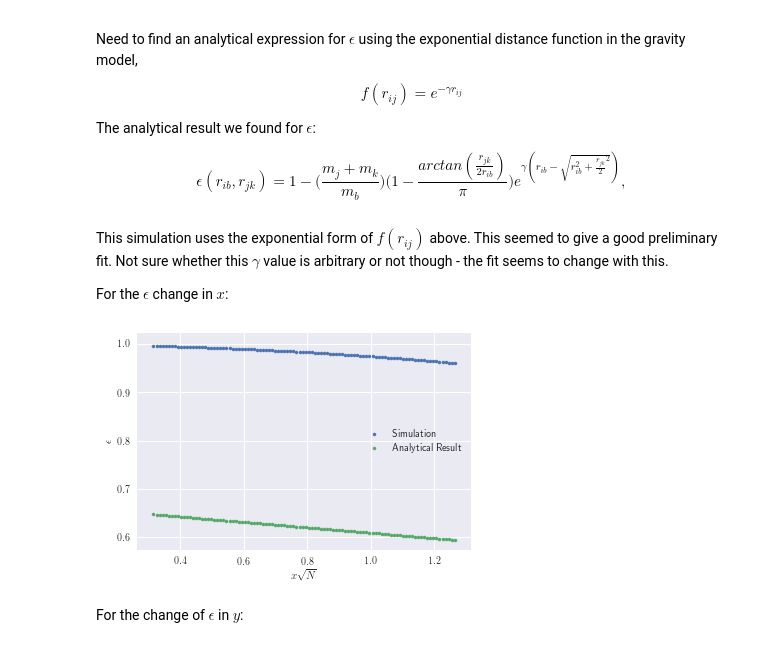
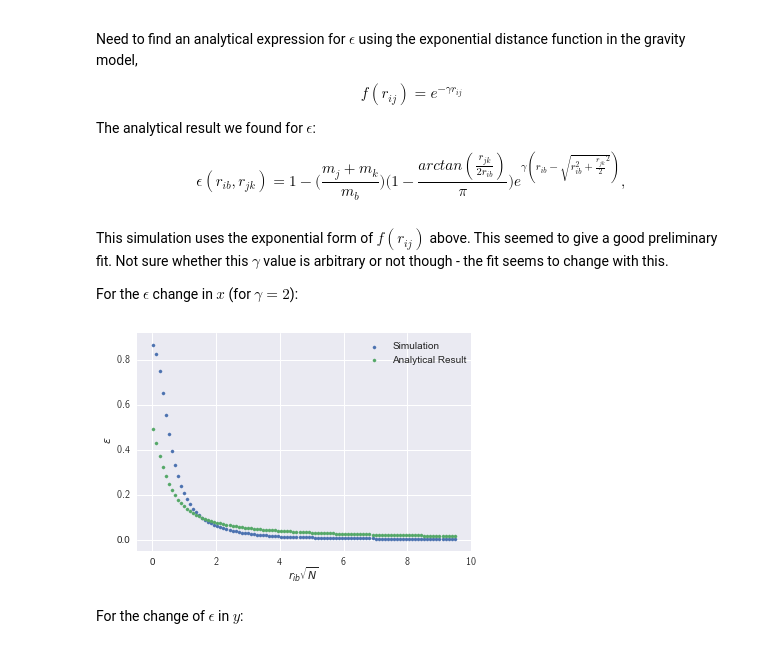
Before and after one commit to jbremz/human_mob, a Jupyter notebook: Notebooks/JB Log.ipynb, the cells around one changed output. Saved outputs shown, nothing was run; the diff lists cells and outputs as text; code cells hidden in the pictures.

```diff
--- a/Notebooks/JB Log.ipynb
+++ b/Notebooks/JB Log.ipynb
@@ -75,11 +83,11 @@ $$\epsilon(r_{ib},r_{jk}) = 1 - \bigg(\frac{m_j + m_k}{m_b}\bigg)\bigg(1-\frac{a
 # %% [markdown]
 This simulation uses the exponential form of $f(r_{ij})$ above. This seemed to give a good preliminary fit. Not sure whether this $\gamma$ value is arbitrary or not though - the fit seems to change with this.
 
-For the $\epsilon$ change in $x$:
+For the $\epsilon$ change in $x$ (for $\gamma=2$):
 # %%
-epsChangeX(0.01,0.04, 0.4, 100, 1000, ib=True, analytical=True)
+epsChangeX(0.001,0.3, 0.03, 100, 1000, ib=True, analytical=True)
 # %% [output]
-[figure, old version]
+[figure, new version]
 # %% [markdown]
 For the change of $\epsilon$ in $y$:
 # %%
```
Also changed, not shown: parts of 15 cells of this notebook, 1 other file.
